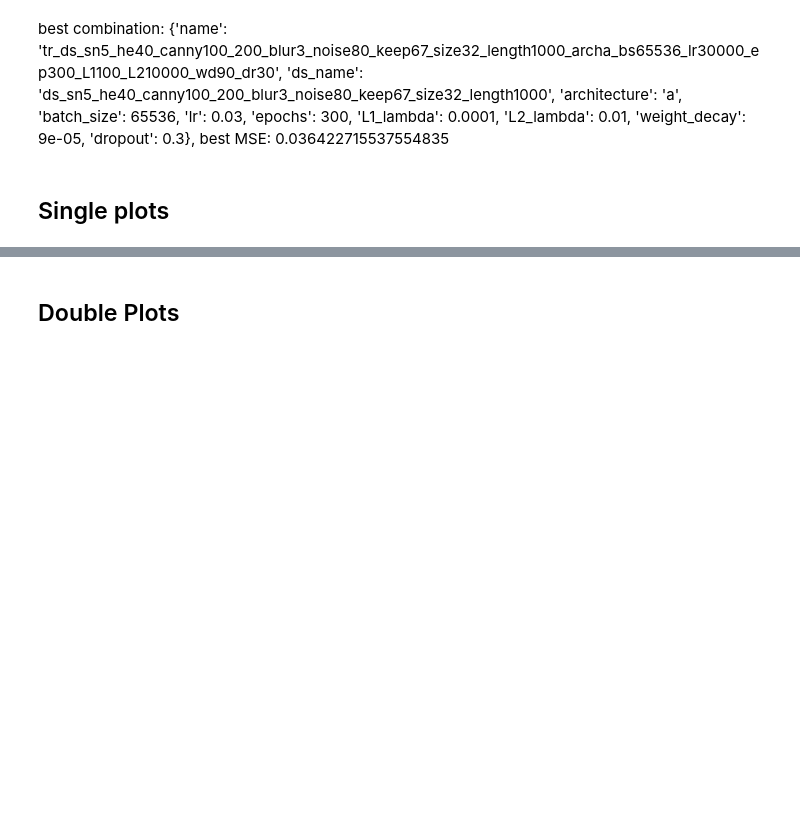
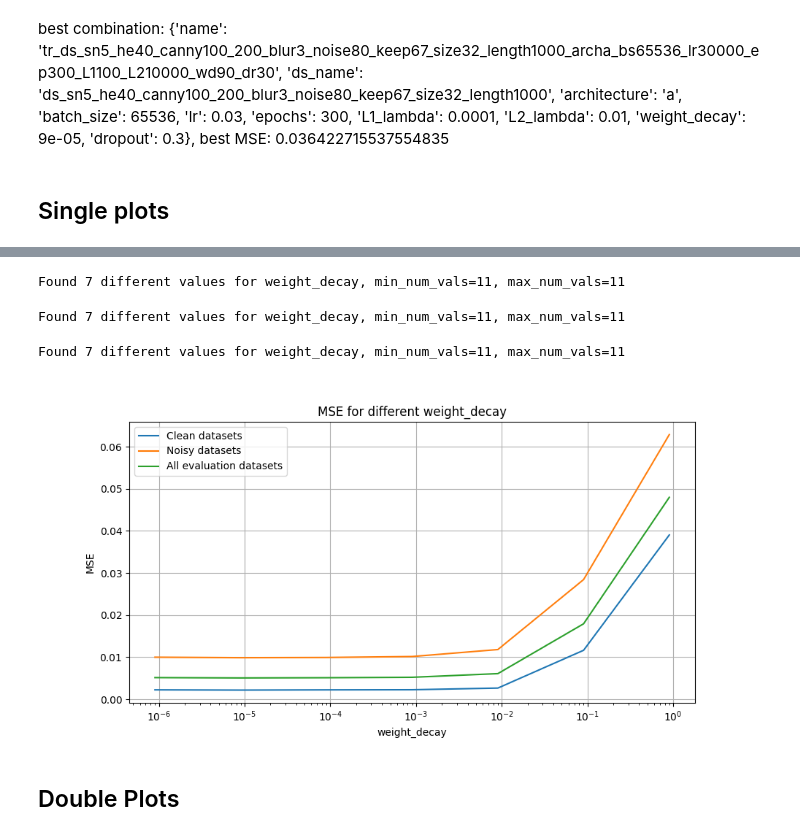
Before and after one commit to matgrand/bfmc_2022, a Jupyter notebook: combination_trainer.ipynb, the cells around one changed output, grey strips where cells are left out. Saved outputs shown, nothing was run; the diff lists cells and outputs as text; code cells hidden in the pictures; blank space fills up the shorter version.

```diff
--- a/combination_trainer.ipynb
+++ b/combination_trainer.ipynb
@@ -305,3 +301,11 @@ Found 5 different values for blur, min_num_vals=55, max_num_vals=55
+# %%
+#plot for weight_decay
+weight_decay_MSEs = get_MSEs_for('weight_decay', trainings_combinations, LIST_REAL_DATASETS, log=True)
+# %% [output]
+Found 7 different values for weight_decay, min_num_vals=11, max_num_vals=11
+Found 7 different values for weight_decay, min_num_vals=11, max_num_vals=11
+Found 7 different values for weight_decay, min_num_vals=11, max_num_vals=11
+[figure, added]
 # %% [markdown]
 ## Double Plots
 # %%
```
Also changed, not shown: parts of 16 cells of this notebook, 1 other file.
